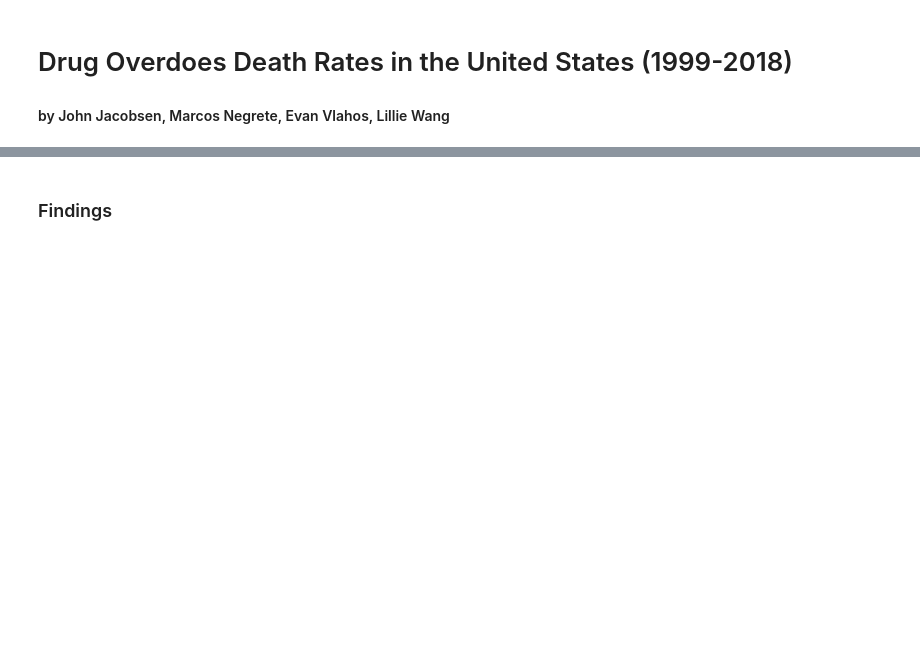
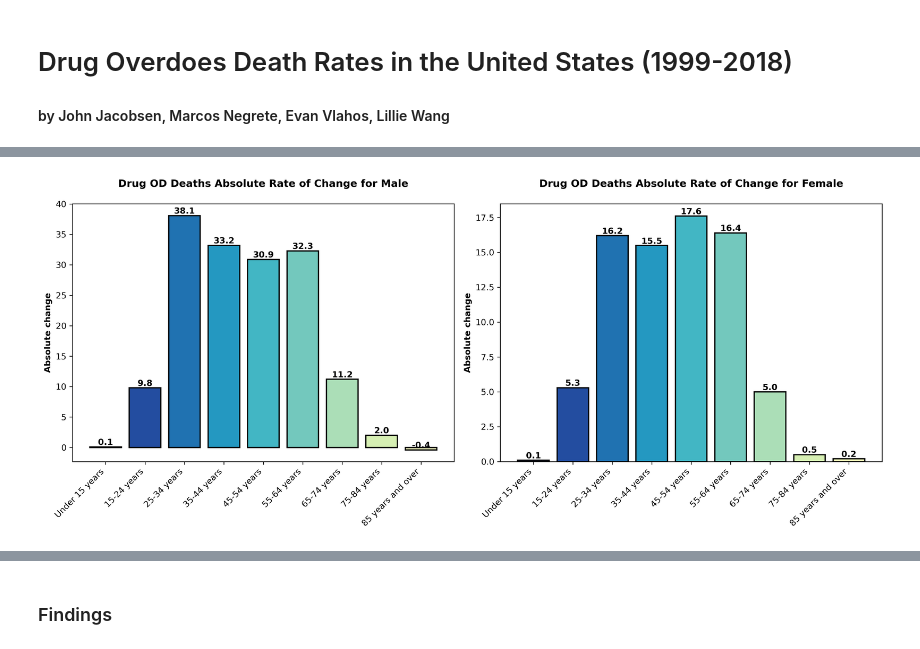
Before and after one commit to UCB-stat-159-f25/final-group09, a Jupyter notebook: main.ipynb, the cells around one changed output, grey strips where cells are left out. Saved outputs shown, nothing was run; the diff lists cells and outputs as text; code cells hidden in the pictures; blank space fills up the shorter version.

```diff
--- a/main.ipynb
+++ b/main.ipynb
@@ -21,0 +24,4 @@ The source we will be using is from the <a href="https://www.google.com/">Nation
+# %%
+Image("figures/drug_overdose_deaths_absolute_change_by_sex.png")
+# %% [output]
+[figure, added]
```
Also changed, not shown: parts of 20 cells of this notebook.
